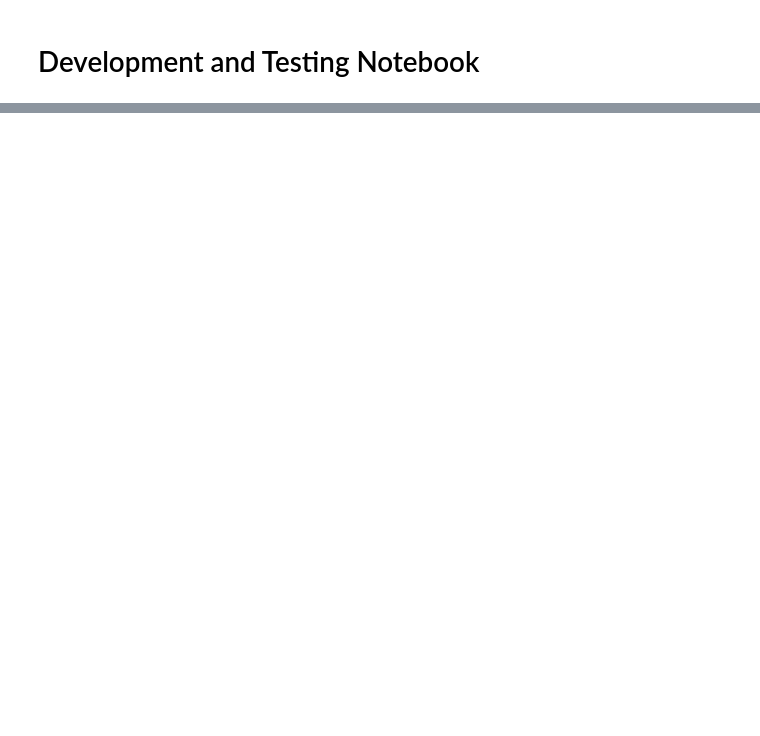
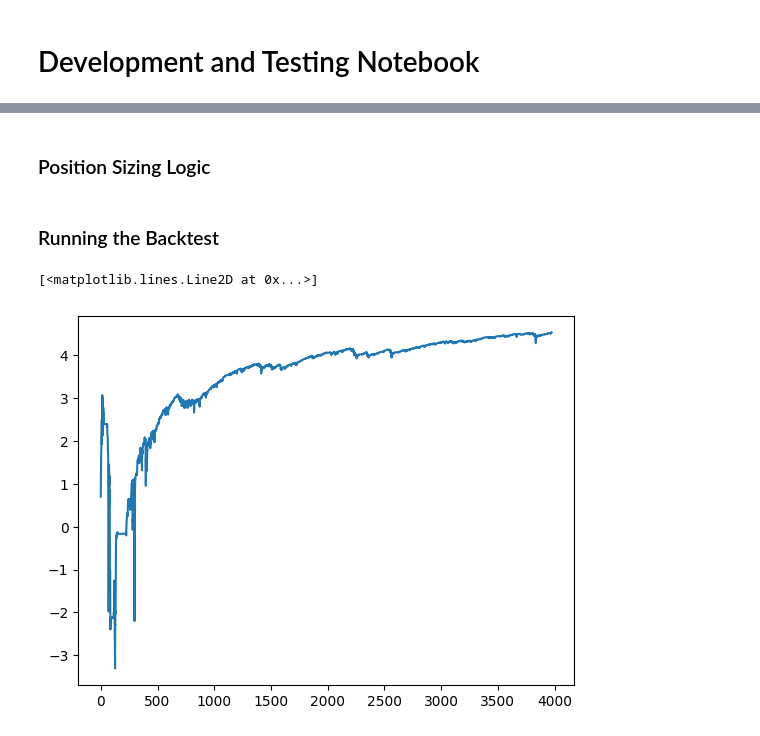
Before and after one commit to cja119/options_wizard, a Jupyter notebook: notebooks/.ipynb, the cells around one changed output, grey strips where cells are left out. Cells and saved outputs as stored; diff of their text form; code cells hidden in the pictures; blank space fills up the shorter version.

```diff
--- a/notebooks/.ipynb
+++ b/notebooks/.ipynb
@@ -167,5 +426,0 @@ Error:
-# %%
-import matplotlib.pyplot as plt
-data=ow.DataType.load(tick="AAPL")
-plt.plot(data()['trade_date'], data()['strike'], '.')
-plt.plot(data()['trade_date'], data()['underlying_close'], '.')
@@ -178,0 +431,9 @@ polars.dataframe.frame.DataFrame
+# %%
+import options_wizard as ow
+from functools import partial
+
+strat = ow.StratType.load(tick="AAPL")
+ptf = partial(ow.Trade, transaction_cost_model=ow.TransactionCostModel.SPREAD, accounting_type=ow.AccountingConvention.CASH)
+trades = strat.reconstruct(wrapper = ptf)
+# %% [markdown]
+### Position Sizing Logic
@@ -178,0 +475,17 @@ polars.dataframe.frame.DataFrame
+# %% [markdown]
+### Running the Backtest
+# %%
+result = ow.BackTestCoordinator(
+    position = position,
+    dates = ow.market_dates(trades[0].entry_data.entry_date, trades[-1].entry_data.exit_date, exchange=ow.Exchange.NASDAQ),
+).run()
+# %%
+import numpy as np
+rets = np.array(result.returns)
+clean = rets[~np.isnan(rets)]
+# %%
+import matplotlib.pyplot as plt
+plt.plot(clean.cumsum())
+# %% [output]
+[<matplotlib.lines.Line2D at 0x...>]
+[figure, added]
```
Also changed, not shown: parts of 12 cells of this notebook, 13 other files.
